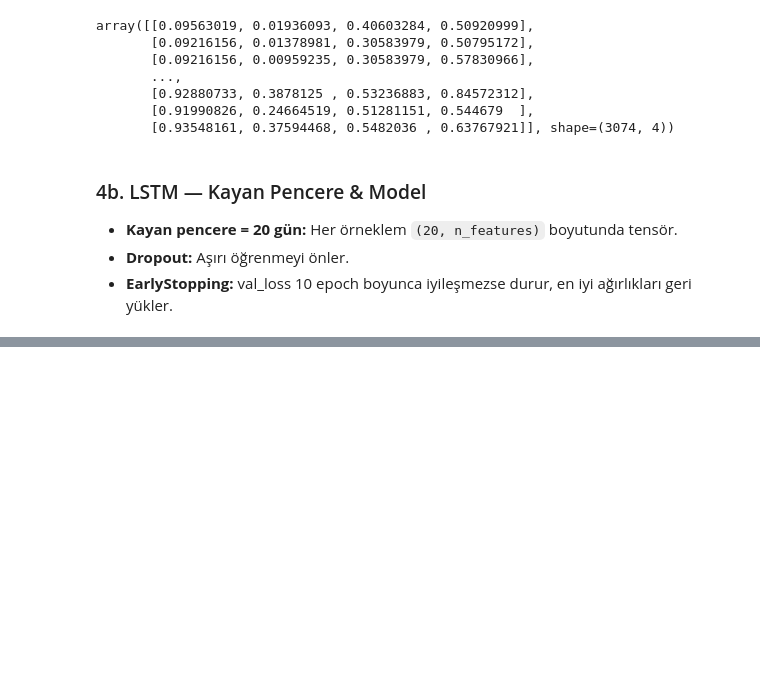
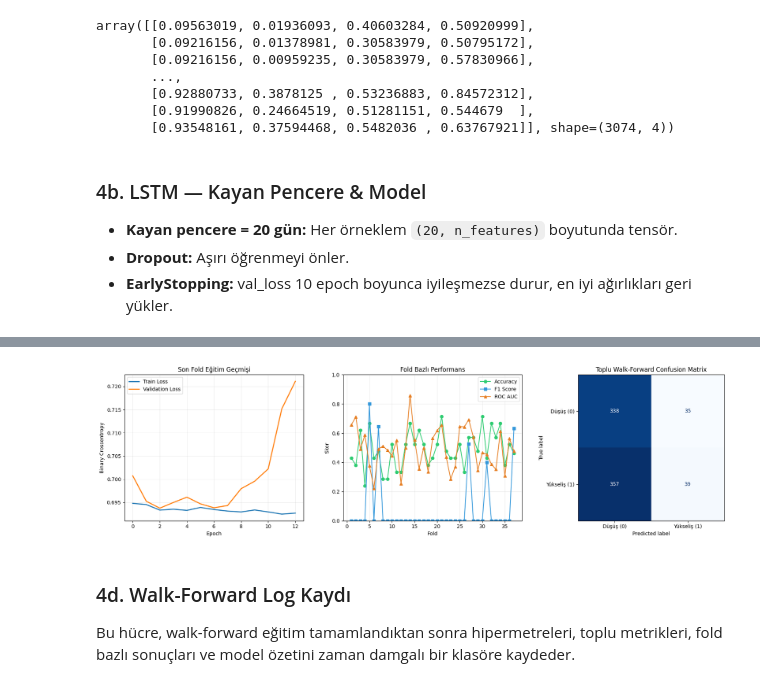
Before and after one commit to CarpeDiem0110/stock_trend_prediction, a Jupyter notebook: stock_analysis.ipynb, the cells around one changed output, grey strips where cells are left out. Cells and saved outputs as stored; diff of their text form; code cells hidden in the pictures; blank space fills up the shorter version.

```diff
--- a/stock_analysis.ipynb
+++ b/stock_analysis.ipynb
@@ -835,0 +602,18 @@ print(f"\n📊 Metrikler: Acc={acc:.4f} | F1={f1:.4f} | AUC={auc:.4f}")
+# %%
+# DEFINITION OF CALLBACKS
+
+early_stop = EarlyStopping(
+    monitor='val_loss',
+    patience=hyperparams['early_stopping_patience'],
+    restore_best_weights=True,
+    verbose=1,
+    mode='min',
+)
+reduce_lr = ReduceLROnPlateau(
+    monitor='val_loss',
+    factor=hyperparams['reduce_lr_factor'],
+    patience=hyperparams['reduce_lr_patience'],
+    min_lr=1e-5,
+    verbose=1,
+    mode='min',
+)
@@ -835,0 +887,36 @@ print(f"\n📊 Metrikler: Acc={acc:.4f} | F1={f1:.4f} | AUC={auc:.4f}")
+# %%
+# Walk-forward fold metrikleri ve confusion matrix
+fig, axes = plt.subplots(1, 3, figsize=(18, 5))
+
+axes[0].plot(history.history['loss'], label='Train Loss', color='#1f77b4', linewidth=2)
+axes[0].plot(history.history['val_loss'], label='Validation Loss', color='#ff7f0e', linewidth=2)
+axes[0].set_title('Son Fold Eğitim Geçmişi')
+axes[0].set_xlabel('Epoch')
+axes[0].set_ylabel('Binary Crossentropy')
+axes[0].grid(alpha=0.25)
+axes[0].legend()
+
+axes[1].plot(fold_results['fold'], fold_results['accuracy'], marker='o', label='Accuracy', color='#2ecc71')
+axes[1].plot(fold_results['fold'], fold_results['f1_score'], marker='s', label='F1 Score', color='#3498db')
+if fold_results['roc_auc'].notna().any():
+    axes[1].plot(fold_results['fold'], fold_results['roc_auc'], marker='^', label='ROC AUC', color='#e67e22')
+axes[1].set_title('Fold Bazlı Performans')
+axes[1].set_xlabel('Fold')
+axes[1].set_ylabel('Skor')
+axes[1].set_ylim(0, 1)
+axes[1].grid(alpha=0.25)
+axes[1].legend()
+
+cm = confusion_matrix(y_test_seq, y_pred)
+disp = ConfusionMatrixDisplay(confusion_matrix=cm, display_labels=['Düşüş (0)', 'Yükseliş (1)'])
+disp.plot(ax=axes[2], cmap='Blues', colorbar=False)
+axes[2].set_title('Toplu Walk-Forward Confusion Matrix')
+
+plt.tight_layout()
+plt.show()
+# %% [output]
+[figure, added]
+# %% [markdown]
+### 4d. Walk-Forward Log Kaydı
+
+Bu hücre, walk-forward eğitim tamamlandıktan sonra hipermetreleri, toplu metrikleri, fold bazlı sonuçları ve model özetini zaman damgalı bir klasöre kaydeder.
```
Also changed, not shown: parts of 15 cells of this notebook, 4 other files.
